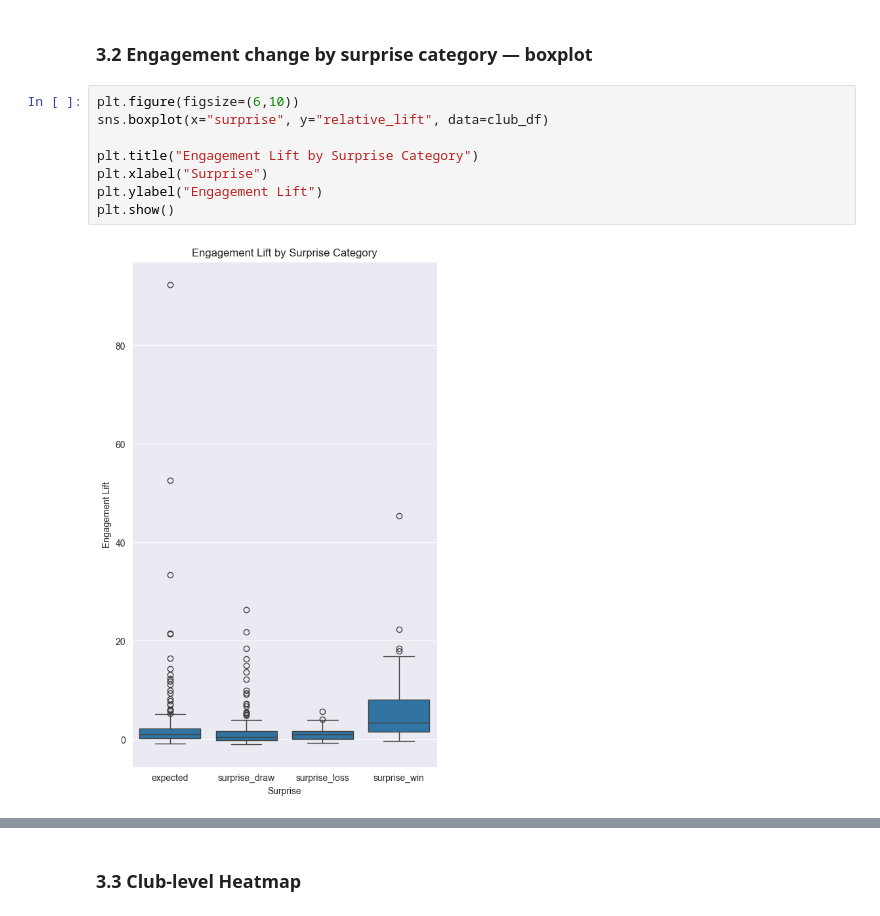
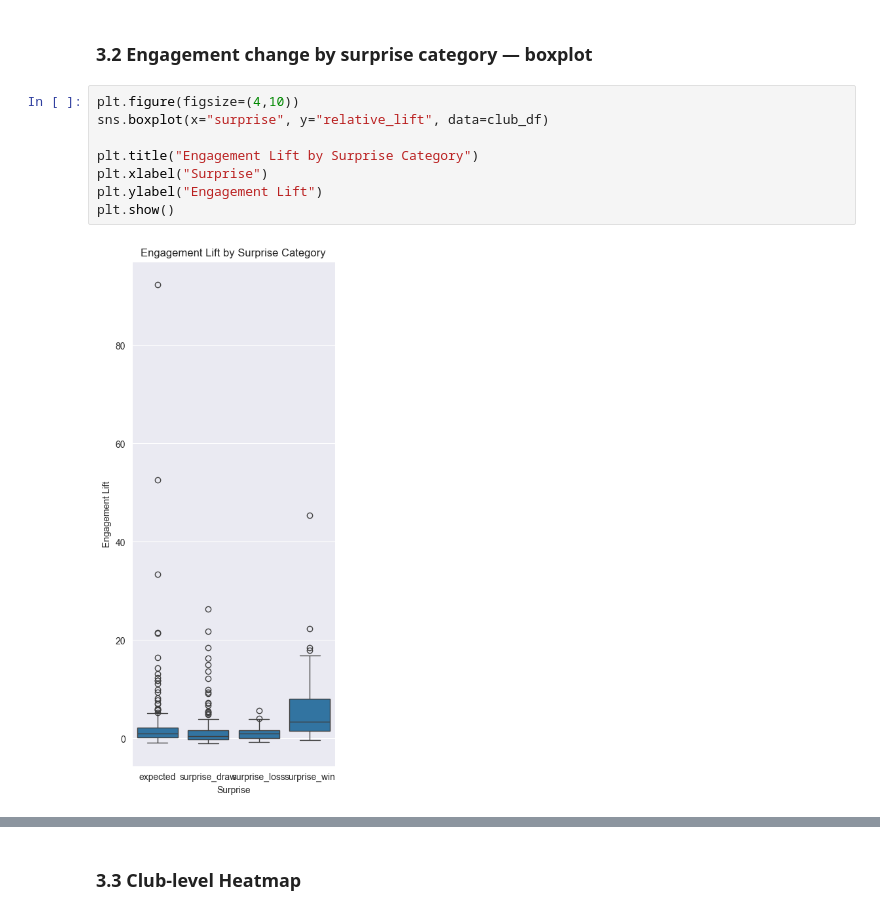
Before and after one commit to upiznhec/DSCI510_Spring2026_USC, a Jupyter notebook: src/results.ipynb, the cells around one changed output, grey strips where cells are left out. Drawn from its saved outputs; the diff is of its cells as text.

```diff
--- a/src/results.ipynb
+++ b/src/results.ipynb
@@ -93,13 +93,13 @@ pandas.Series
 # %% [markdown]
 ### 3.2 Engagement change by surprise category — boxplot
 # %%
-plt.figure(figsize=(6,10))
+plt.figure(figsize=(4,10))
 sns.boxplot(x="surprise", y="relative_lift", data=club_df)
 
 plt.title("Engagement Lift by Surprise Category")
 plt.xlabel("Surprise")
 plt.ylabel("Engagement Lift")
 plt.show()
 # %% [output]
-[figure, old version]
+[figure, new version]
 # %%
```
Also changed, not shown: parts of 1 cell of this notebook, 7 other files.
